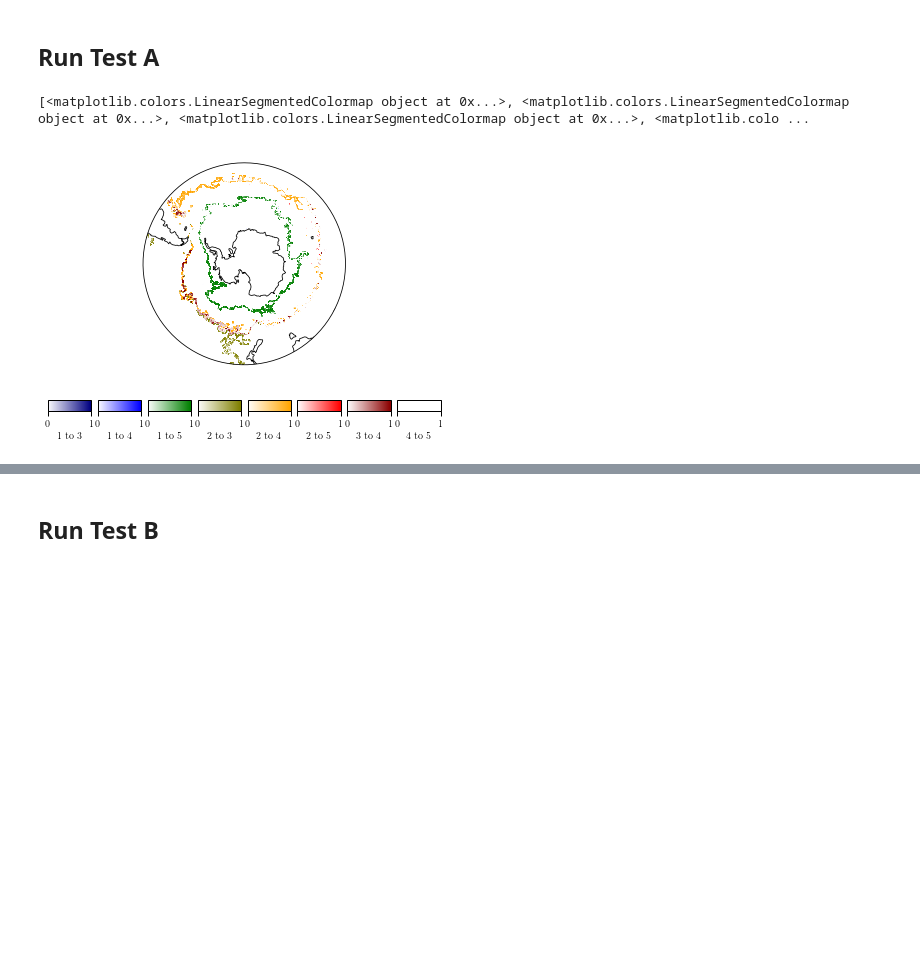
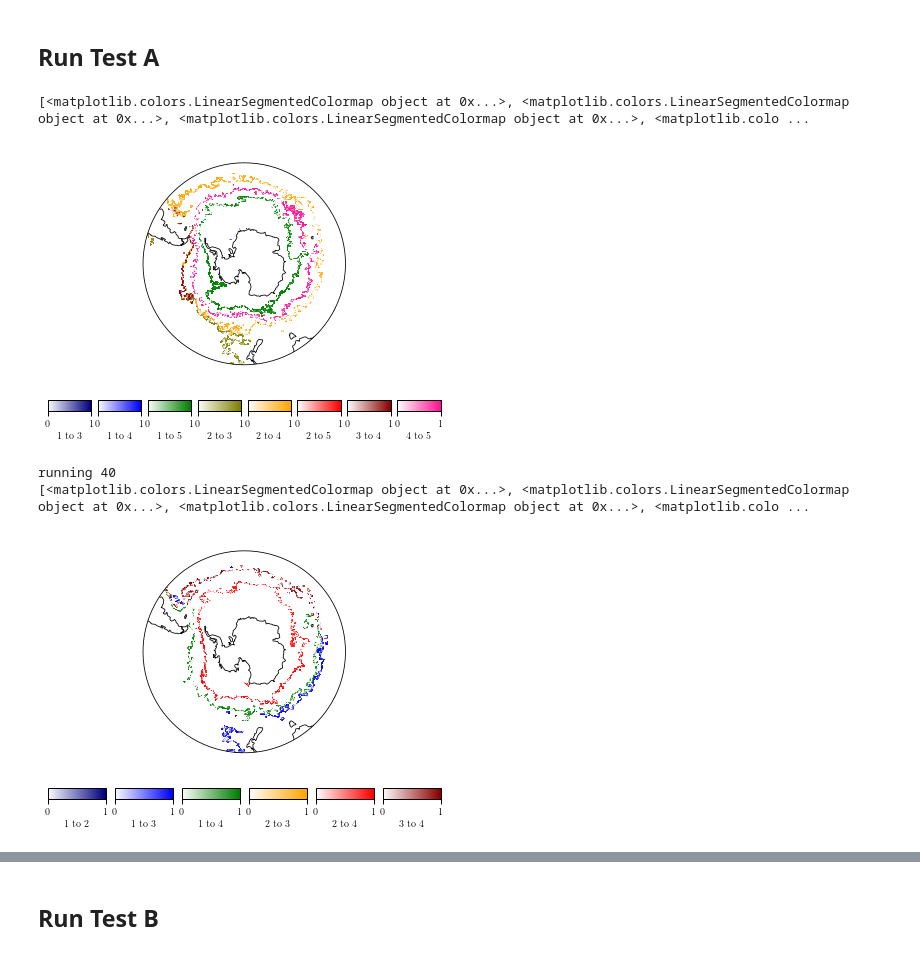
Before and after one commit to sdat2/pyxpcm, a Jupyter notebook: Gen-Plot-Func.ipynb, the cells around one changed output, grey strips where cells are left out. Saved outputs shown, nothing was run; the diff lists cells and outputs as text; code cells hidden in the pictures; blank space fills up the shorter version.

```diff
--- a/Gen-Plot-Func.ipynb
+++ b/Gen-Plot-Func.ipynb
@@ -379,8 +380,16 @@ running 40
 # %% [markdown]
 ## Run Test A
 # %%
+da  = run_through_plot(K=5)
 plot_on_one(da.isel(time=0))
 plt.savefig('../FBSO-Report/images/fig4-new.png', dpi=900, bbox_inches='tight')
 # %% [output]
 [<matplotlib.colors.LinearSegmentedColormap object at 0x...>, <matplotlib.colors.LinearSegmentedColormap object at 0x...>, <matplotlib.colors.LinearSegmentedColormap object at 0x...>, <matplotlib.colo ...
-[figure, old version]
+[figure, new version]
+# %%
+da  = run_through_plot(K=4)
+plot_on_one(da.isel(time=0))
+# %% [output]
+running 40
+[<matplotlib.colors.LinearSegmentedColormap object at 0x...>, <matplotlib.colors.LinearSegmentedColormap object at 0x...>, <matplotlib.colors.LinearSegmentedColormap object at 0x...>, <matplotlib.colo ...
+[figure, added]
```
Also changed, not shown: parts of 13 cells of this notebook, 3 other files.
